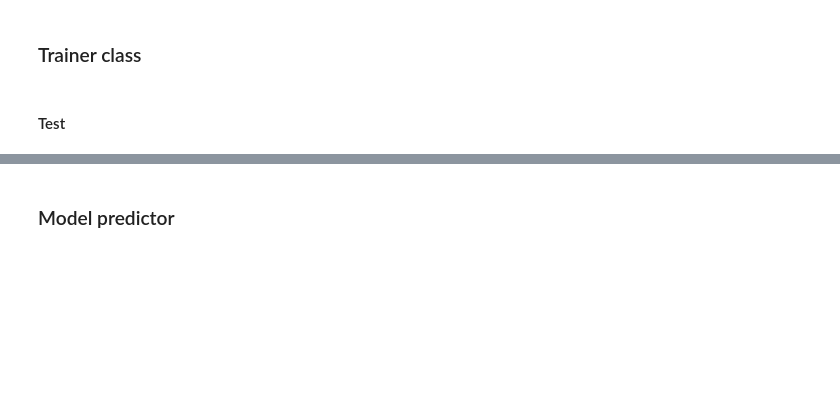
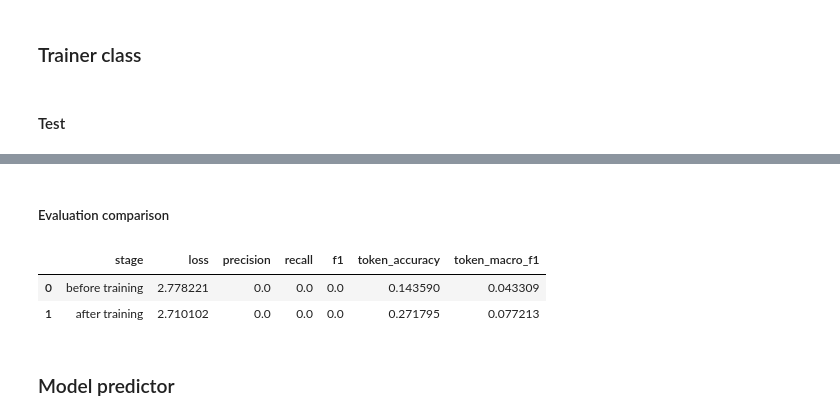
Before and after one commit to vsokoltsov/invoices-ocr, a Jupyter notebook: notebooks/bert.ipynb, the cells around one changed output, grey strips where cells are left out. Cells and saved outputs as stored; diff of their text form; code cells hidden in the pictures; blank space fills up the shorter version.

```diff
--- a/notebooks/bert.ipynb
+++ b/notebooks/bert.ipynb
@@ -5377,0 +6055,19 @@ class DocumentModelTrainer:
+# %%
+post_training_results = (
+    document_model_trainer.evaluate_test()
+)
+
+assert required_test_metrics.issubset(
+    post_training_results
+)
+
+assert np.isfinite(
+    post_training_results["test_loss"]
+)
+
+print(
+    "Test 9 passed: evaluation works "
+    "after training."
+)
+
+print(post_training_results)
@@ -5378,3 +6123,56 @@ class DocumentModelTrainer:
+# %% [markdown]
+##### Evaluation comparison
+# %%
+trainer_evaluation_report = pd.DataFrame([
+    {
+        "stage": "before training",
+        "loss": test_results["test_loss"],
+        "precision": test_results[
+            "test_precision"
+        ],
+        "recall": test_results[
+            "test_recall"
+        ],
+        "f1": test_results["test_f1"],
+        "token_accuracy": test_results[
+            "test_token_accuracy"
+        ],
+        "token_macro_f1": test_results[
+            "test_token_macro_f1"
+        ],
+    },
+    {
+        "stage": "after training",
+        "loss": post_training_results[
+            "test_loss"
+        ],
+        "precision": post_training_results[
+            "test_precision"
+        ],
+        "recall": post_training_results[
+            "test_recall"
+        ],
+        "f1": post_training_results[
+            "test_f1"
+        ],
+        "token_accuracy": (
+            post_training_results[
+                "test_token_accuracy"
+            ]
+        ),
+        "token_macro_f1": (
+            post_training_results[
+                "test_token_macro_f1"
+            ]
+        ),
+    },
+])
+
+trainer_evaluation_report
+# %% [output]
+|  | stage | loss | precision | recall | f1 | token_accuracy | token_macro_f1 |
+| 0 | before training | 2.778221 | 0.0 | 0.0 | 0.0 | 0.143590 | 0.043309 |
+| 1 | after training | 2.710102 | 0.0 | 0.0 | 0.0 | 0.271795 | 0.077213 |
 # %% [markdown]
 ### Model predictor
 # %%
```
Also changed, not shown: parts of 49 cells of this notebook.
